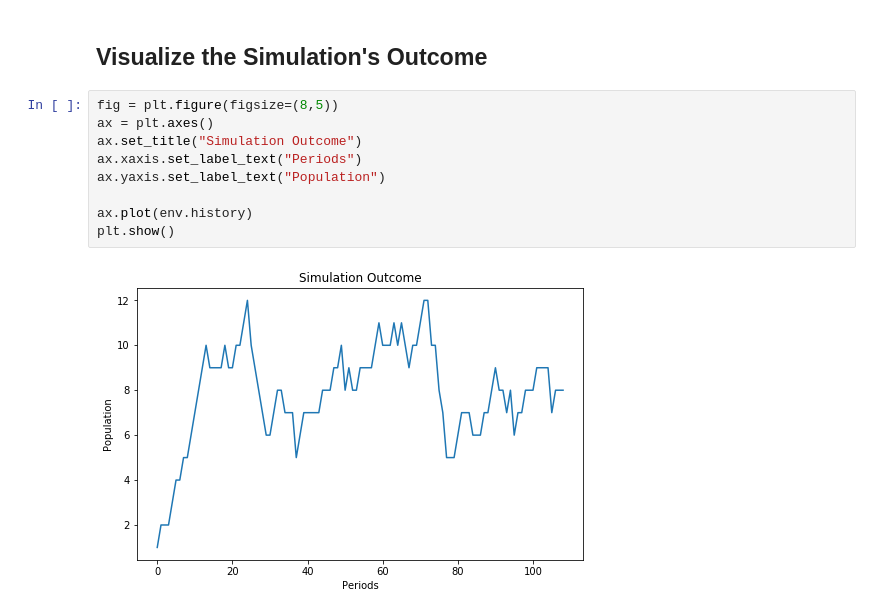
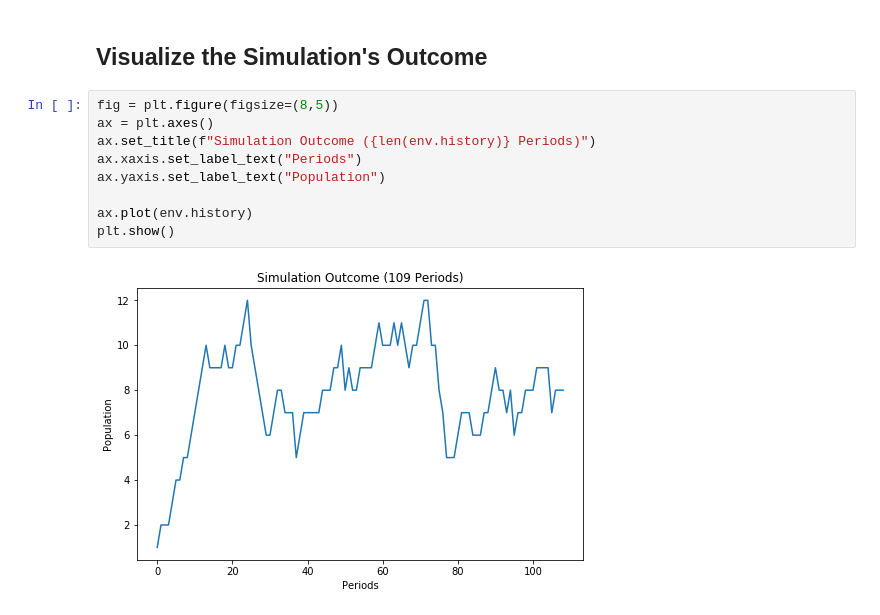
Before and after one commit to hansintheair/SimulatePopulation, a Jupyter notebook: PopulationGrowth.ipynb, the cells around one changed output. Saved outputs shown, nothing was run; the diff lists cells and outputs as text.

Commit message:
Added number of periods to graph title

```diff
--- a/PopulationGrowth.ipynb
+++ b/PopulationGrowth.ipynb
@@ -70,11 +70,11 @@ env.population
 # %%
 fig = plt.figure(figsize=(8,5))
 ax = plt.axes()
-ax.set_title("Simulation Outcome")
+ax.set_title(f"Simulation Outcome ({len(env.history)} Periods)")
 ax.xaxis.set_label_text("Periods")
 ax.yaxis.set_label_text("Population")
 
 ax.plot(env.history)
 plt.show()
 # %% [output]
-[figure, old version]
+[figure, new version]
```
